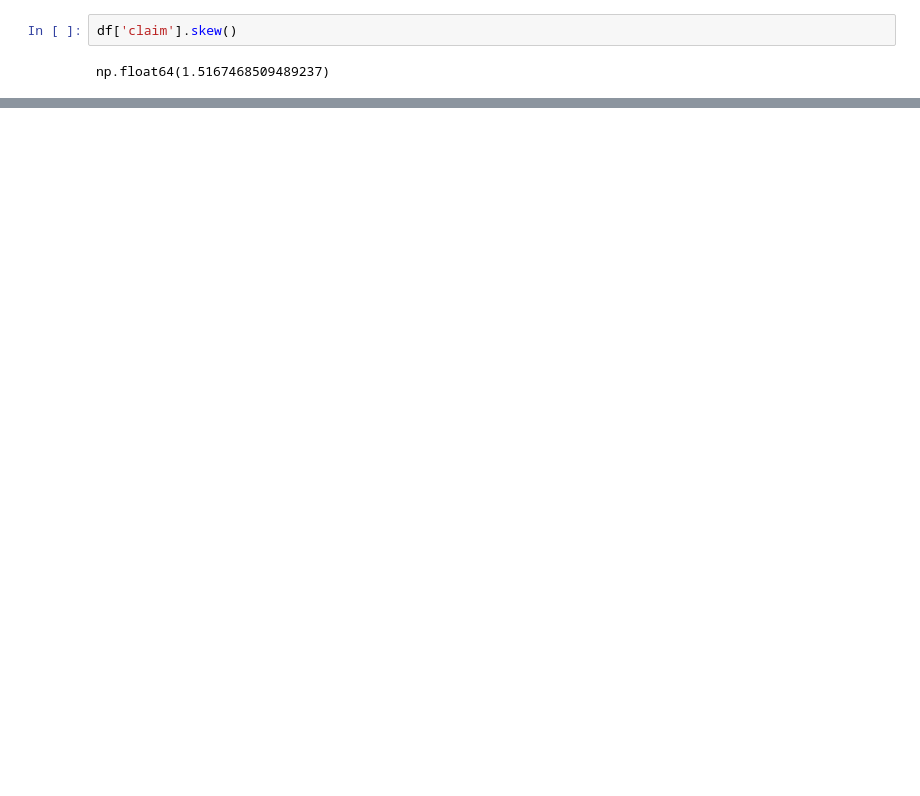
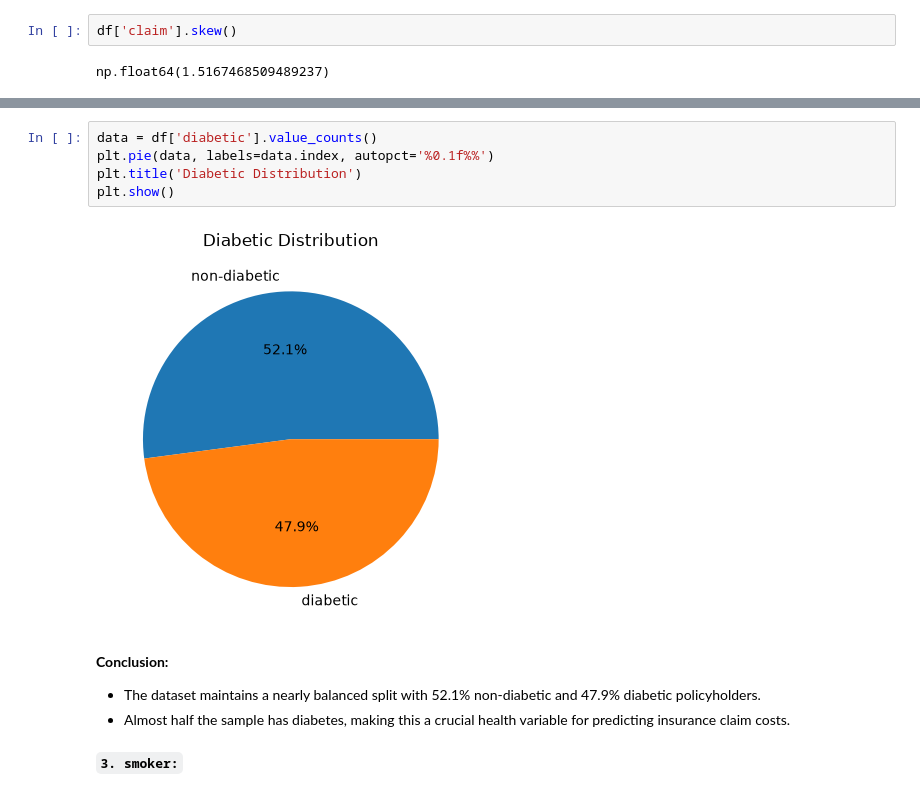
Before and after one commit to muhammad-saad-2006/ai-learning, a Jupyter notebook: eda/insurance-claim.ipynb, the cells around one changed output, grey strips where cells are left out. Cells and saved outputs as stored; diff of their text form; blank space fills up the shorter version.

```diff
--- a/eda/insurance-claim.ipynb
+++ b/eda/insurance-claim.ipynb
@@ -383,0 +497,13 @@ np.float64(1.5167468509489237)
+# %%
+data = df['diabetic'].value_counts()
+plt.pie(data, labels=data.index, autopct='%0.1f%%')
+plt.title('Diabetic Distribution')
+plt.show()
+# %% [output]
+[figure, added]
+# %% [markdown]
+**Conclusion:**
+- The dataset maintains a nearly balanced split with 52.1% non-diabetic and 47.9% diabetic policyholders.
+- Almost half the sample has diabetes, making this a crucial health variable for predicting insurance claim costs.
+# %% [markdown]
+**`3. smoker:`**
```
Also changed, not shown: parts of 29 cells of this notebook.
